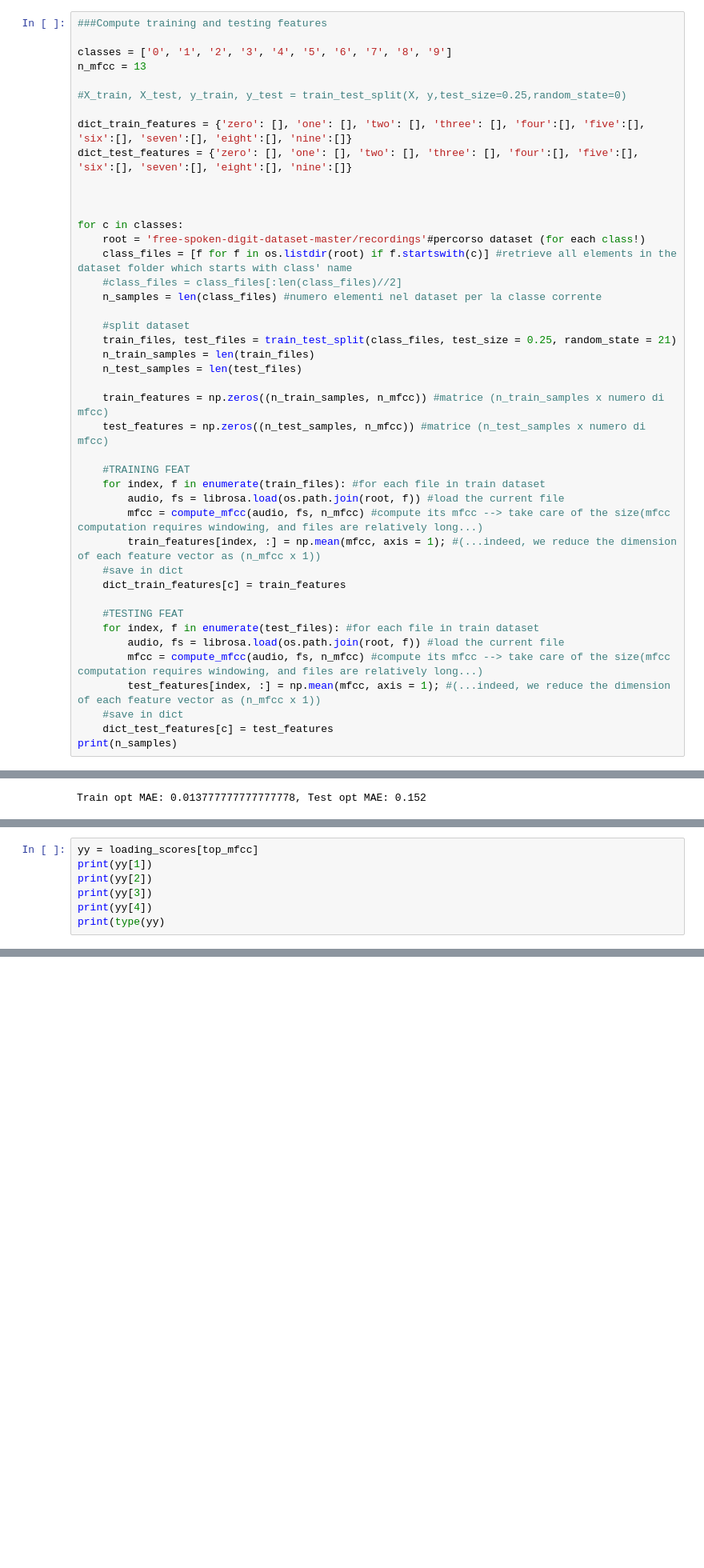
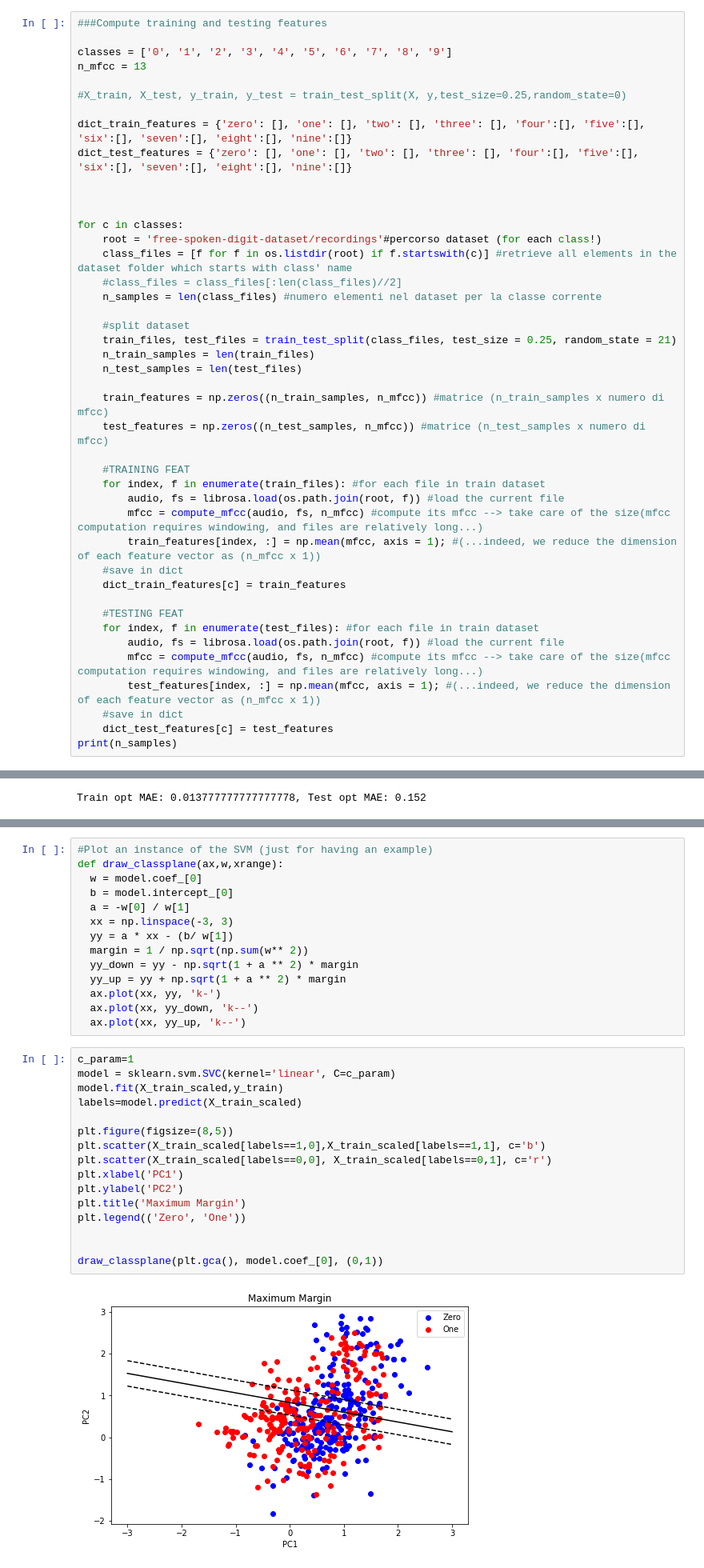
Before and after one commit to Cocii/CMLS_HW1, a Jupyter notebook: CMLS_SpeechClassification_Homework_SVM.ipynb, the cells around one changed output, grey strips where cells are left out. Shown at 80% size. Drawn from its saved outputs; the diff is of its cells as text; blank space fills up the shorter version.

```diff
--- a/CMLS_SpeechClassification_Homework_SVM.ipynb
+++ b/CMLS_SpeechClassification_Homework_SVM.ipynb
@@ -86,7 +62,7 @@ dict_test_features = {'zero': [], 'one': [], 'two': [], 'three': [], 'four':[],
 
 
 for c in classes:
-    root = 'free-spoken-digit-dataset-master/recordings'#percorso dataset (for each class!)
+    root = 'free-spoken-digit-dataset/recordings'#percorso dataset (for each class!)
     class_files = [f for f in os.listdir(root) if f.startswith(c)] #retrieve all elements in the dataset folder which starts with class' name
     #class_files = class_files[:len(class_files)//2]
     n_samples = len(class_files) #numero elementi nel dataset per la classe corrente
@@ -396,10 +332,3 @@ plt.legend(('Zero', 'One'))
 plt.show()
 # %% [output]
 [figure]
-# %%
-yy = loading_scores[top_mfcc]
-print(yy[1])
-print(yy[2])
-print(yy[3])
-print(yy[4])
-print(type(yy)
@@ -407,0 +335,32 @@ SyntaxError: unexpected EOF while parsing (<ipython-input-31-e92609e17cef>, line
+# %%
+#Plot an instance of the SVM (just for having an example)
+def draw_classplane(ax,w,xrange):
+  w = model.coef_[0]
+  b = model.intercept_[0]
+  a = -w[0] / w[1]
+  xx = np.linspace(-3, 3)
+  yy = a * xx - (b/ w[1])
+  margin = 1 / np.sqrt(np.sum(w** 2))
+  yy_down = yy - np.sqrt(1 + a ** 2) * margin
+  yy_up = yy + np.sqrt(1 + a ** 2) * margin
+  ax.plot(xx, yy, 'k-')
+  ax.plot(xx, yy_down, 'k--')
+  ax.plot(xx, yy_up, 'k--')
+# %%
+c_param=1
+model = sklearn.svm.SVC(kernel='linear', C=c_param)
+model.fit(X_train_scaled,y_train)
+labels=model.predict(X_train_scaled)
+
+plt.figure(figsize=(8,5))
+plt.scatter(X_train_scaled[labels==1,0],X_train_scaled[labels==1,1], c='b')
+plt.scatter(X_train_scaled[labels==0,0], X_train_scaled[labels==0,1], c='r')
+plt.xlabel('PC1')
+plt.ylabel('PC2')
+plt.title('Maximum Margin')
+plt.legend(('Zero', 'One'))
+
+
+draw_classplane(plt.gca(), model.coef_[0], (0,1))
+# %% [output]
+[figure, added]
```
Also changed, not shown: parts of 14 cells of this notebook.
